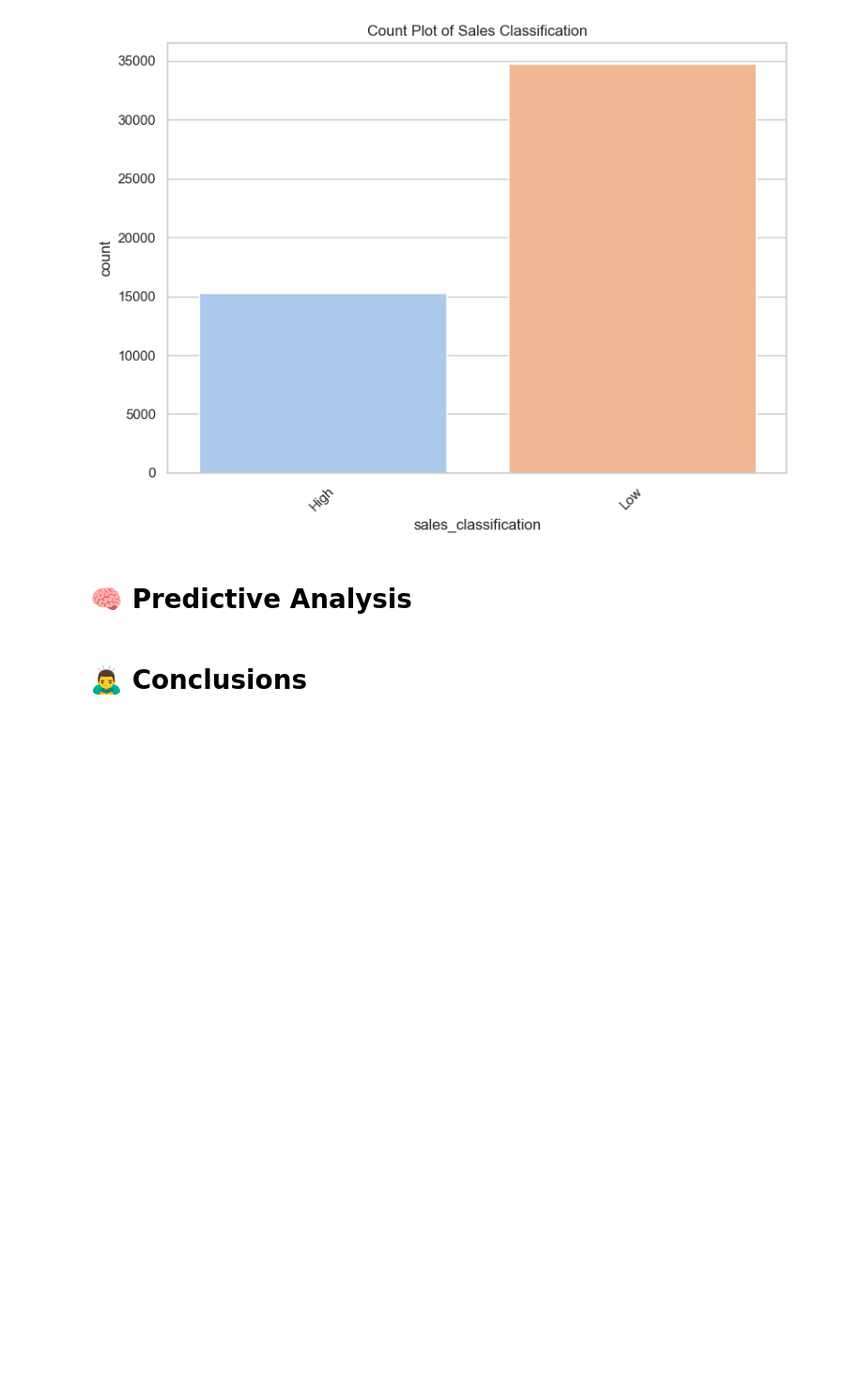
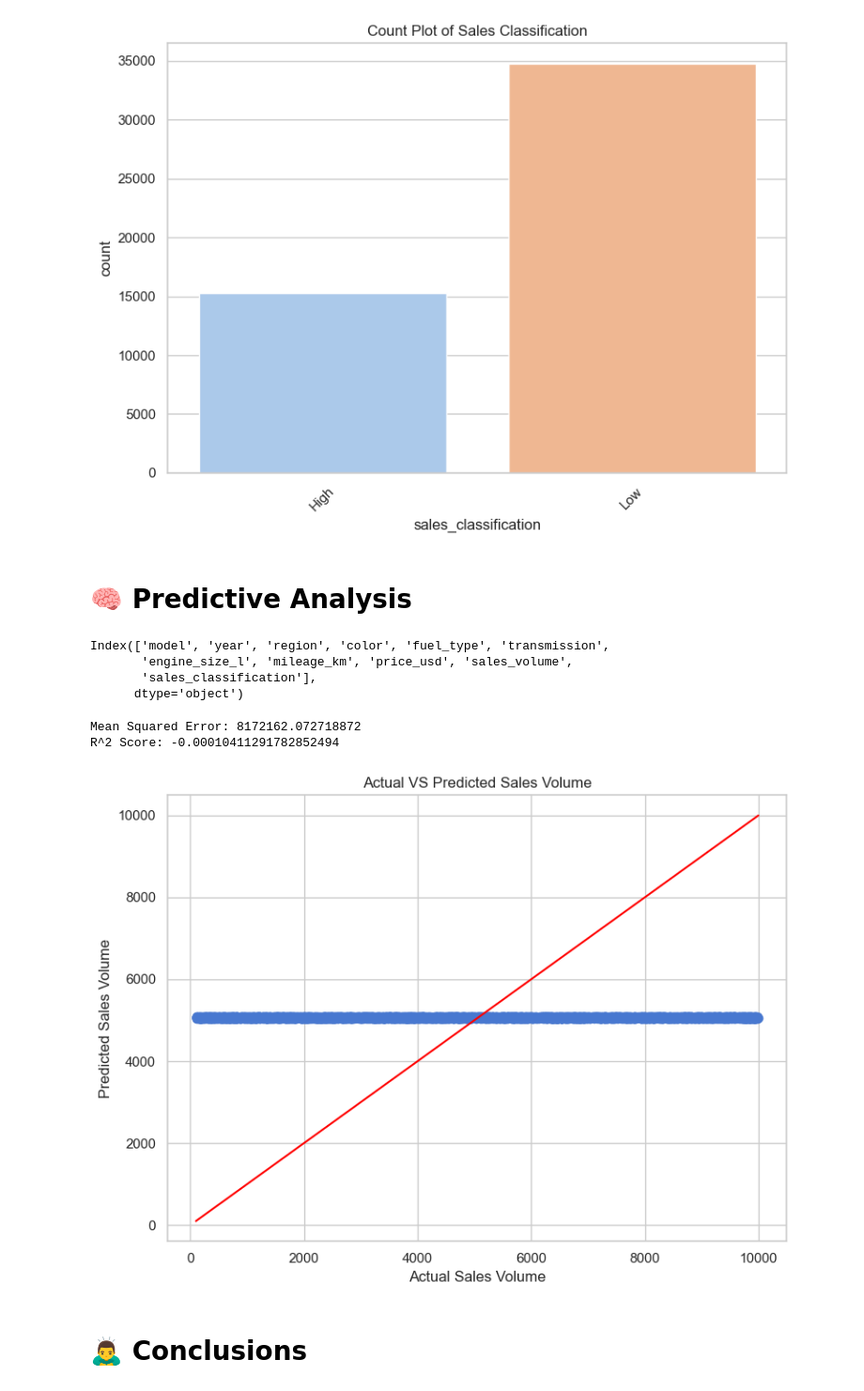
Before and after one commit to DiffelVIA/bmw_sales_analysis_and_prediction, a Jupyter notebook: bmw_sales_analysis.ipynb, the cells around one changed output. Shown at 94% size. Saved outputs shown, nothing was run; the diff lists cells and outputs as text; code cells hidden in the pictures; blank space fills up the shorter version.

Commit message:
Prediction

```diff
--- a/bmw_sales_analysis.ipynb
+++ b/bmw_sales_analysis.ipynb
@@ -186,5 +175,55 @@ plt.show()
 [figure]
 # %% [markdown]
 # 🧠 Predictive Analysis <a id='predictive'></a>
+# %%
+df.columns
+# %% [output]
+Index(['model', 'year', 'region', 'color', 'fuel_type', 'transmission',
+       'engine_size_l', 'mileage_km', 'price_usd', 'sales_volume',
+       'sales_classification'],
+      dtype='object')
+# %%
+#Define independent and dependent variables
+features = ['year','engine_size_l','mileage_km','price_usd'] # Predictor variables
+target = 'sales_volume' # Target variable
+
+X = df[features] #df = original dataframe and features are all the columns like predictor variables
+y = df[target]
+
+#Split the data into training and test sets
+X_train, X_test, y_train, y_test = train_test_split(X, y, test_size = 0.2, random_state = 42)
+
+'''
+test_size = 0.2 --> indicates 20% of the data will be to the test, remaining 80% will be used for training
+random_state = 42 --> indicates the common int used to comparing different models. It is recommended when is training, not to test'''
+
+#Create and train the linear regression model
+model = LinearRegression() # It represents an untrained linear regression model.
+model.fit(X_train, y_train) # It trains the model using the provided training data.
+
+#Predict on the test set
+y_pred = model.predict(X_test)
+
+# Evaluation metrics
+mse = mean_squared_error(y_test, y_pred)
+r2 = r2_score(y_test, y_pred)
+
+print('Mean Squared Error:', mse)
+print('R^2 Score:',r2)
+# %% [output]
+Mean Squared Error: 8172162.072718872
+R^2 Score: -0.00010411291782852494
+# %%
+#Actual VS Predicted Sales Volume
+plt.figure(figsize=(8,6))
+plt.scatter(y_test, y_pred, alpha=0.6)
+plt.xlabel('Actual Sales Volume')
+plt.ylabel('Predicted Sales Volume')
+plt.title('Actual VS Predicted Sales Volume')
+plt.plot([y_test.min(), y_test.max()], [y_test.min(), y_test.max()], color='red')
+plt.tight_layout()
+plt.show()
+# %% [output]
+[figure, added]
 # %% [markdown]
 # 🙇‍♂️ Conclusions <a id='conclusions'></a>
```
Also changed, not shown: parts of 1 cell of this notebook.
